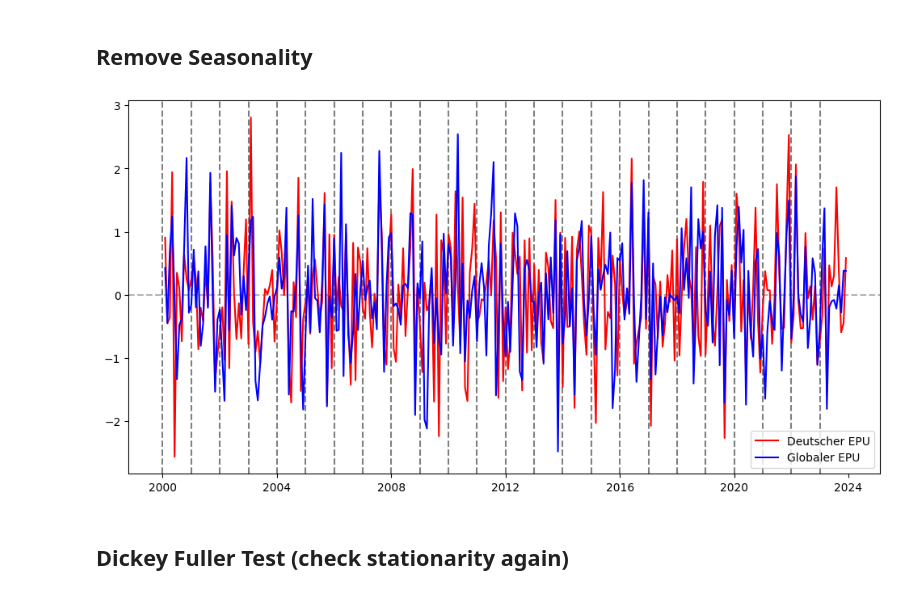
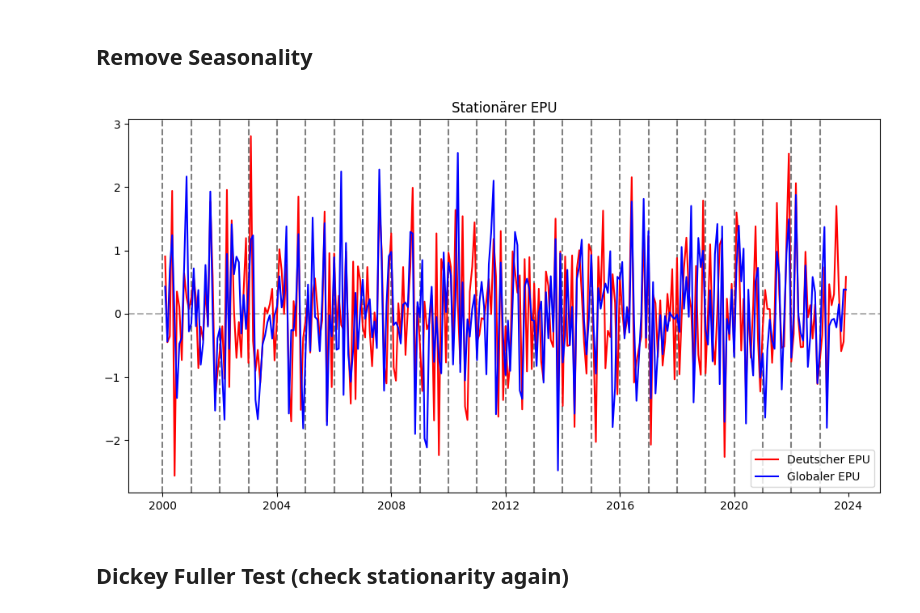
Before and after one commit to Joshi-77/BA-VAR, a Jupyter notebook: main.ipynb, the cells around one changed output. Drawn from its saved outputs; the diff is of its cells as text; code cells hidden in the pictures.

```diff
--- a/main.ipynb
+++ b/main.ipynb
@@ -273,14 +273,15 @@ series_global_epu_norm_trendremoved_seas = remove_seasonality(series=series_glob
 # %%
 plt.figure(figsize=(12,6))
 plt.axhline(0, linestyle='--', color='k', alpha=0.3)
 for year in range(2000, 2024):
     plt.axvline(datetime(year,1,1), linestyle='--', color='k', alpha=0.5)
 plt.plot(series_de_epu_norm_trendremoved_seas, color="red", label="Deutscher EPU")
 plt.plot(series_global_epu_norm_trendremoved_seas, color="blue", label="Globaler EPU")
 plt.legend()
+plt.title('Stationärer EPU')
 plt.savefig('Stationary_EPU.png')
 # %% [output]
-[figure, old version]
+[figure, new version]
 # %% [markdown]
 ## Dickey Fuller Test (check stationarity again)
 # %%
```
Also changed, not shown: 1 other file.
